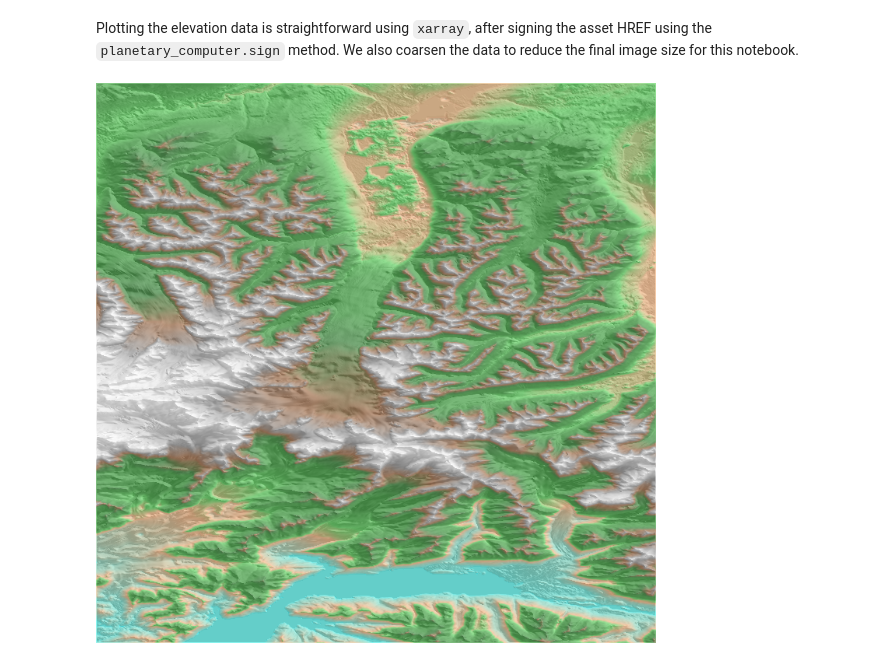
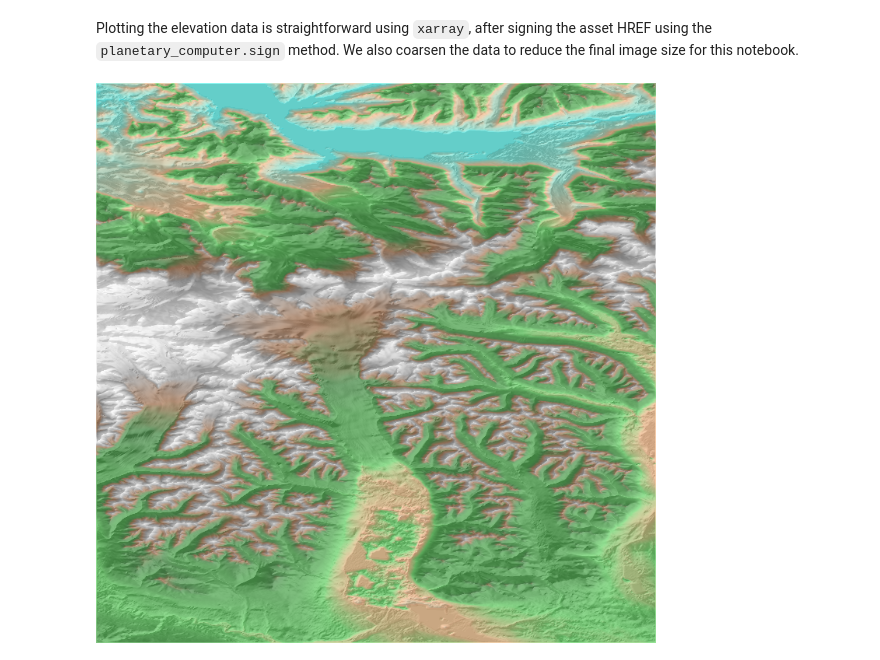
Before and after one commit to microsoft/PlanetaryComputerExamples, a Jupyter notebook: datasets/alos-dem/alos-dem-example.ipynb, the cells around one changed output. Drawn from its saved outputs; the diff is of its cells as text; code cells hidden in the pictures.

```diff
--- a/datasets/alos-dem/alos-dem-example.ipynb
+++ b/datasets/alos-dem/alos-dem-example.ipynb
@@ -33,19 +33,19 @@ We also coarsen the data to reduce the final image size for this notebook.
 # %%
 import planetary_computer
 import xarray
 import xrspatial
 from datashader.transfer_functions import shade, stack
 from datashader.colors import Elevation
 
 signed_asset = planetary_computer.sign(item.assets["data"])
 data = (
-    xarray.open_rasterio(signed_asset.href)
-    .squeeze()
+    xarray.open_dataset(signed_asset.href, engine="rasterio")
+    .band_data.squeeze()
     .drop("band")
     .coarsen({"y": 5, "x": 5})
     .mean()
 )
 hillshade = xrspatial.hillshade(data)
 stack(shade(hillshade, cmap=["white", "gray"]), shade(data, cmap=Elevation, alpha=128))
 # %% [output]
-[figure, old version]
+[figure, new version]
```
Also changed, not shown: 2 other files.
